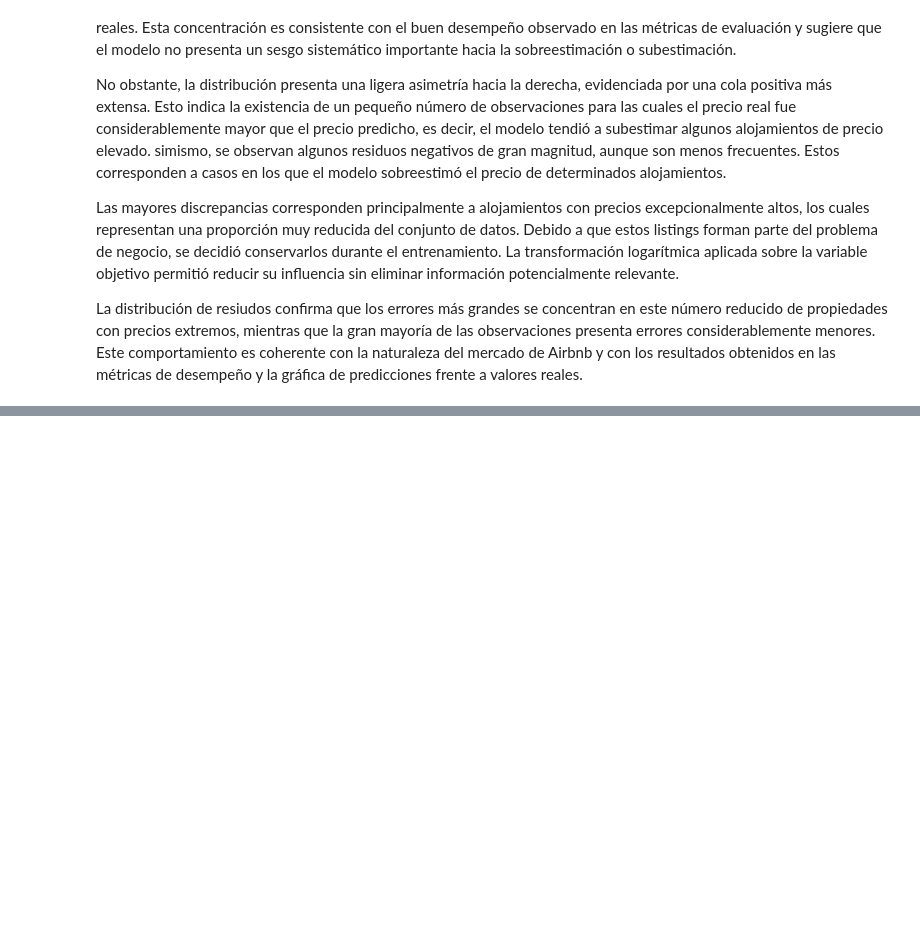
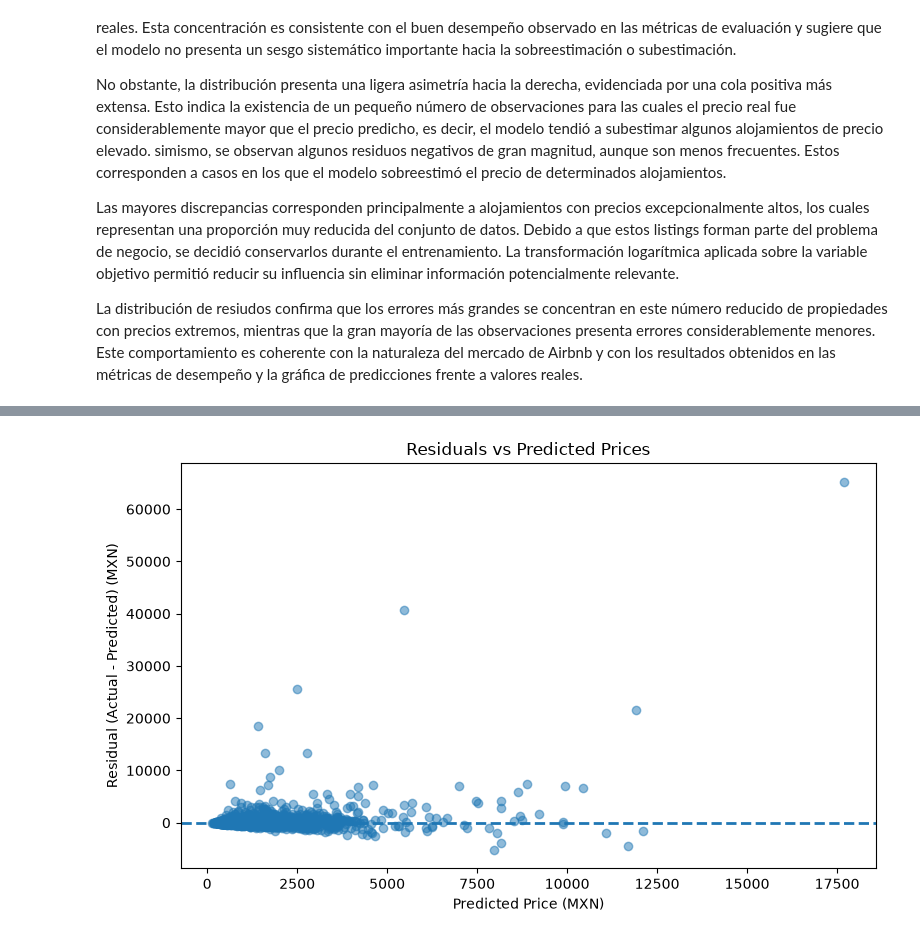
Before and after one commit to josue-rdgzcb/airbnb-price-prediction-mexico-city, a Jupyter notebook: notebooks/03_modeling.ipynb, the cells around one changed output, grey strips where cells are left out. Drawn from its saved outputs; the diff is of its cells as text; code cells hidden in the pictures; blank space fills up the shorter version.

```diff
--- a/notebooks/03_modeling.ipynb
+++ b/notebooks/03_modeling.ipynb
@@ -203,26 +206,26 @@ from src.preprocess.preprocess_features import (
 )
 
 # Fit preprocessing components using only training data
-preprocessors = fit_preprocessing_pipeline(
+preprocessing_pipeline = fit_preprocessing_pipeline(
     X_train
 )
 
 # Transform training set
 X_train_processed = transform_preprocessing_pipeline(
     X_train,
-    preprocessors
+    preprocessing_pipeline
 )
 
 # Transform validation set
 X_val_processed = transform_preprocessing_pipeline(
     X_val,
-    preprocessors
+    preprocessing_pipeline
 )
 
 # Transform test set
 X_test_processed = transform_preprocessing_pipeline(
     X_test,
-    preprocessors
+    preprocessing_pipeline
 )
 
 # Display resulting shapes
@@ -1500,0 +1510,34 @@ La distribución de resiudos confirma que los errores más grandes se concentran
+# %%
+# RESIDUALS VS PREDICTIONS
+
+import matplotlib.pyplot as plt
+
+# Residuals in original price scale
+residuals = y_test_real - y_pred_real
+
+# Create figure
+plt.figure(figsize=(8, 5))
+
+# Scatter plot
+plt.scatter(
+    y_pred_real,
+    residuals,
+    alpha=0.5
+)
+
+# Reference line at zero residual
+plt.axhline(
+    y=0,
+    linestyle="--",
+    linewidth=2
+)
+
+# Labels
+plt.title("Residuals vs Predicted Prices")
+plt.xlabel("Predicted Price (MXN)")
+plt.ylabel("Residual (Actual - Predicted) (MXN)")
+
+plt.tight_layout()
+plt.show()
+# %% [output]
+[figure, added]
```
Also changed, not shown: parts of 23 cells of this notebook.
